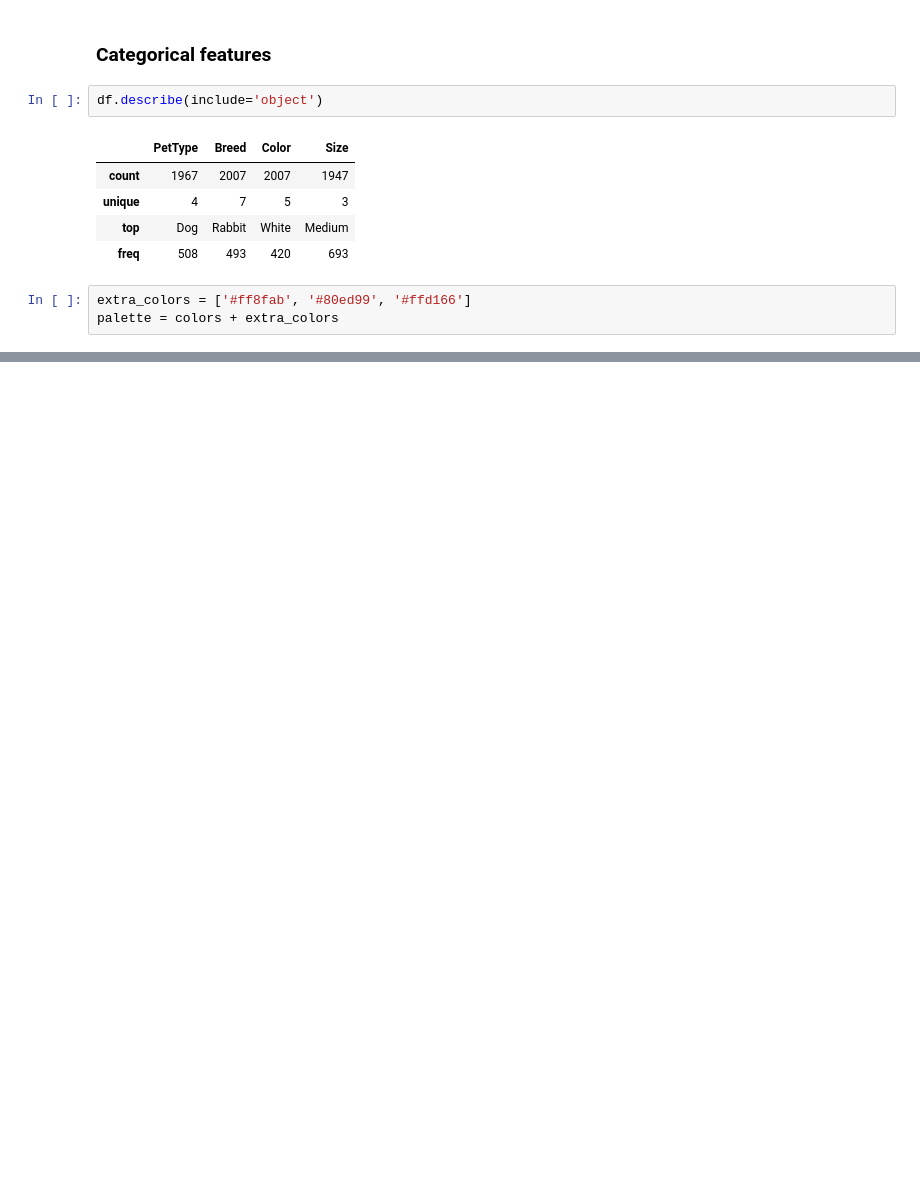
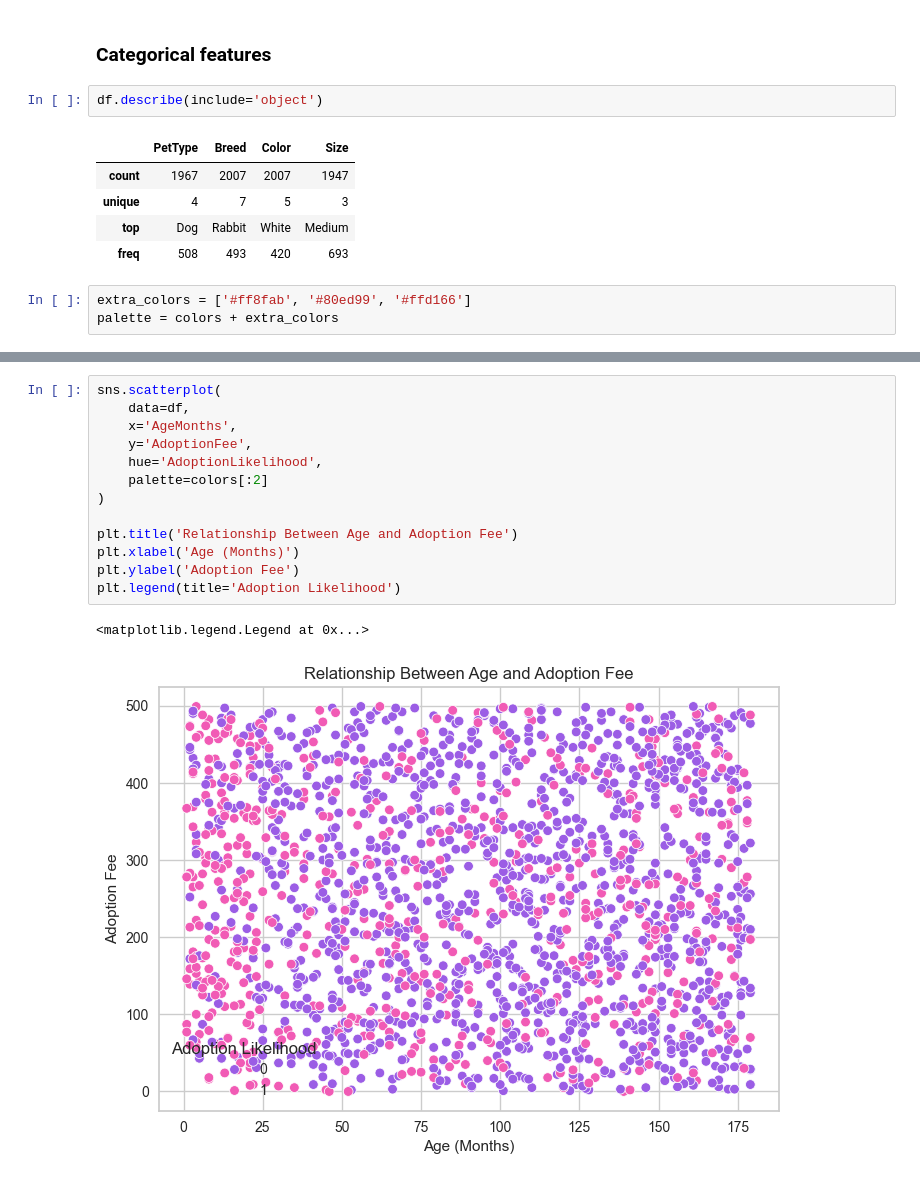
Before and after one commit to IzaSiemieniuk/pk_advanced_machine_learning, a Jupyter notebook: pet_adoption.ipynb, the cells around one changed output, grey strips where cells are left out. Saved outputs shown, nothing was run; the diff lists cells and outputs as text; blank space fills up the shorter version.

```diff
--- a/pet_adoption.ipynb
+++ b/pet_adoption.ipynb
@@ -370,0 +403,16 @@ NaN        60     2.99
+# %%
+sns.scatterplot(
+    data=df,
+    x='AgeMonths',
+    y='AdoptionFee',
+    hue='AdoptionLikelihood',
+    palette=colors[:2]
+)
+
+plt.title('Relationship Between Age and Adoption Fee')
+plt.xlabel('Age (Months)')
+plt.ylabel('Adoption Fee')
+plt.legend(title='Adoption Likelihood')
+# %% [output]
+<matplotlib.legend.Legend at 0x...>
+[figure, added]
```
Also changed, not shown: parts of 61 cells of this notebook.
